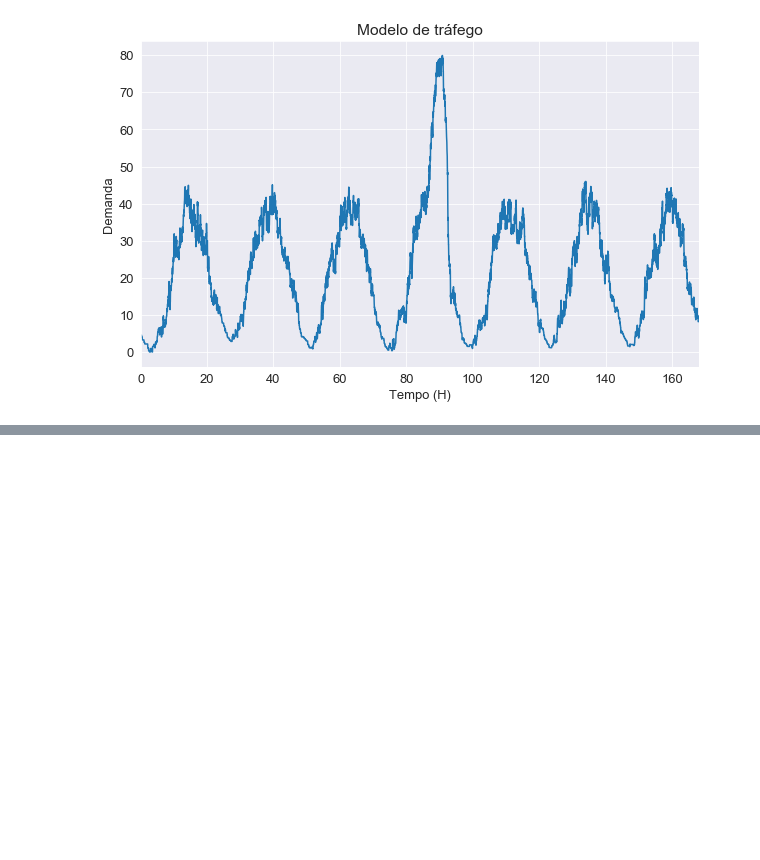
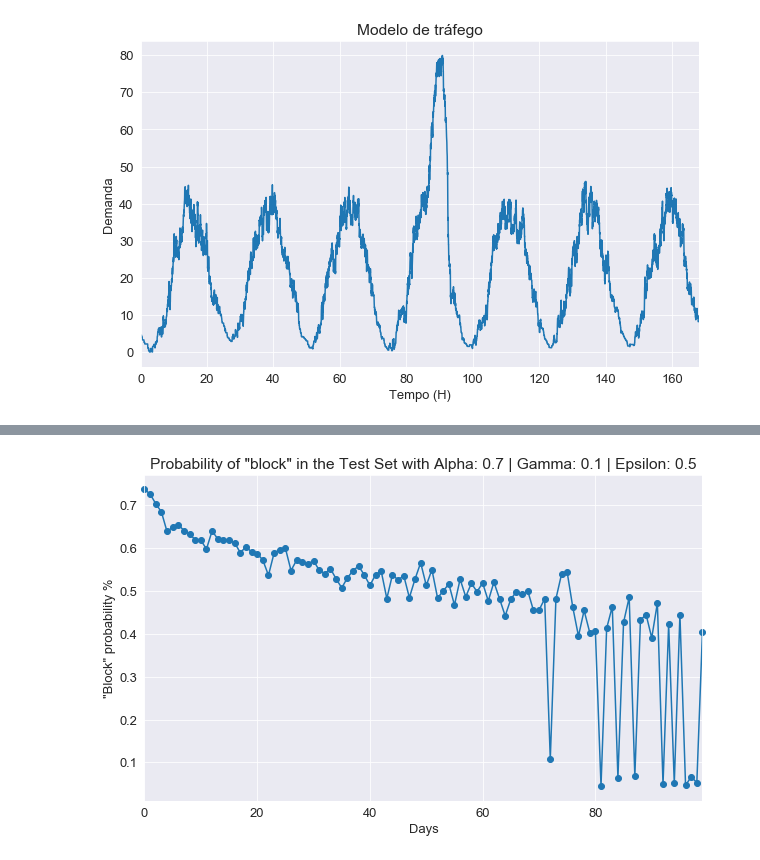
Before and after one commit to Yurisalesr/IC, a Jupyter notebook: Teste-trafego.ipynb, the cells around one changed output, grey strips where cells are left out. Cells and saved outputs as stored; diff of their text form; code cells hidden in the pictures; blank space fills up the shorter version.

```diff
--- a/Teste-trafego.ipynb
+++ b/Teste-trafego.ipynb
@@ -554,0 +638,11 @@ plt.show()
+# %%
+Sblock=pd.Series(vtpblock)
+Sblock.plot(figsize=(10,6),marker='o',clip_on=False)
+plt.ylabel('"Block" probability %')
+plt.xlabel('Days')
+plt.title('Probability of "block" in the Test Set with Alpha: ' + str(alpha) + ' | Gamma: ' + str(gamma)+  ' | Epsilon: ' + str(epsilon))
+plt.rc('font',size=13)
+plt.savefig('block-teste.png')
+plt.show()
+# %% [output]
+[figure, added]
```
Also changed, not shown: parts of 20 cells of this notebook.
